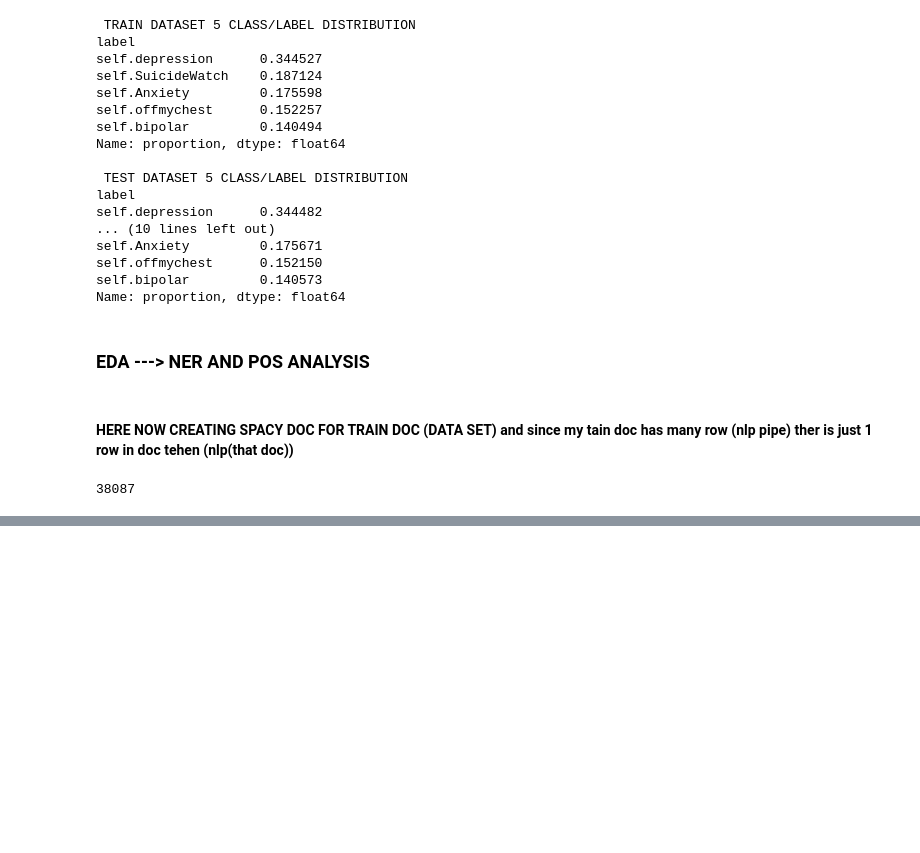
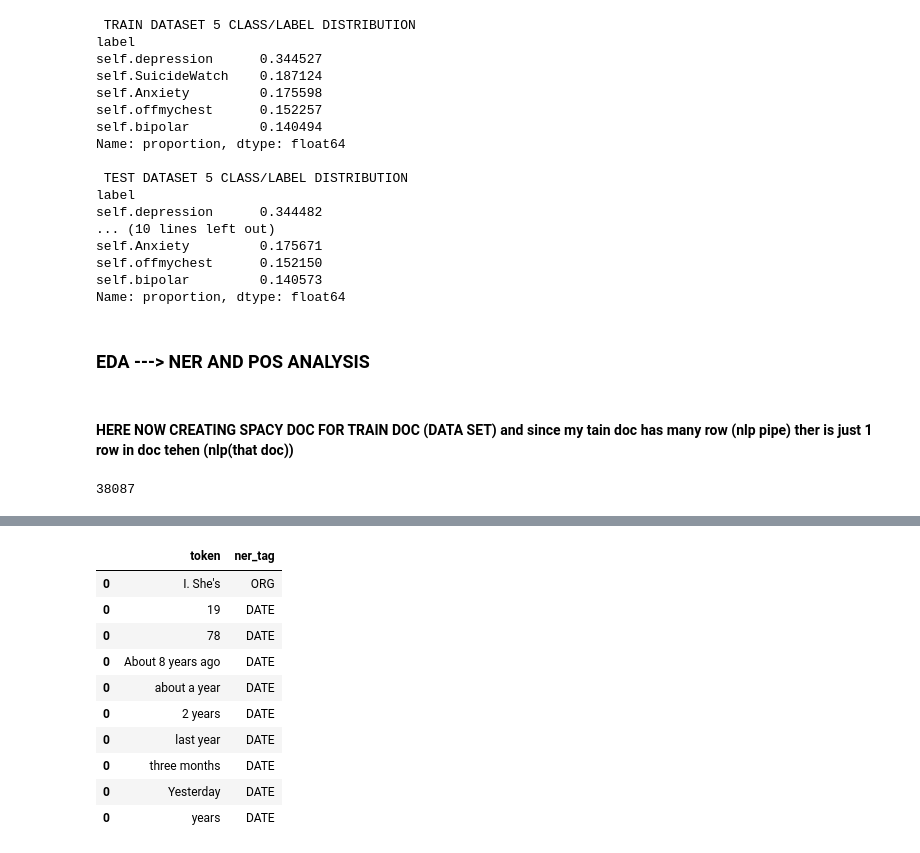
Before and after one commit to Zaki2409/AI-Engineer-Hands-on, a Jupyter notebook: CompassionAI/CompassionAI.ipynb, the cells around one changed output, grey strips where cells are left out. Saved outputs shown, nothing was run; the diff lists cells and outputs as text; code cells hidden in the pictures; blank space fills up the shorter version.

```diff
--- a/CompassionAI/CompassionAI.ipynb
+++ b/CompassionAI/CompassionAI.ipynb
@@ -553,0 +600,22 @@ Document 0 has 670 tokens
+# %%
+ner_token_dfs = pd.DataFrame(columns= ['token', 'ner_tag' ])
+# %%
+for i in spacy_doc_train_doc[0].ents:
+    if pd.isna(i.label_) is False:
+        ner_token_dfs = pd.concat([ner_token_dfs, pd.DataFrame.from_records(
+            [{'token':i.text, 'ner_tag': i.label_}]
+        )])
+# %%
+ner_token_dfs
+# %% [output]
+|  | token | ner_tag |
+| 0 | I. She's | ORG |
+| 0 | 19 | DATE |
+| 0 | 78 | DATE |
+| 0 | About 8 years ago | DATE |
+| 0 | about a year | DATE |
+| 0 | 2 years | DATE |
+| 0 | last year | DATE |
+| 0 | three months | DATE |
+| 0 | Yesterday | DATE |
+| 0 | years | DATE |
```
Also changed, not shown: parts of 56 cells of this notebook, 13 other files.
